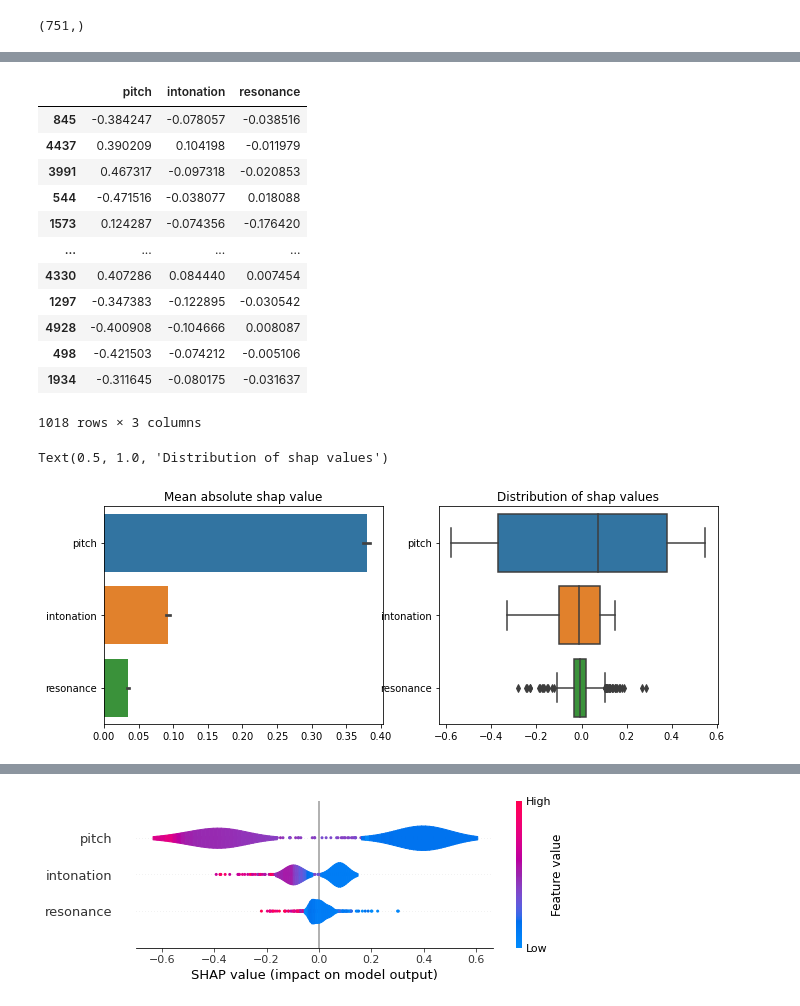
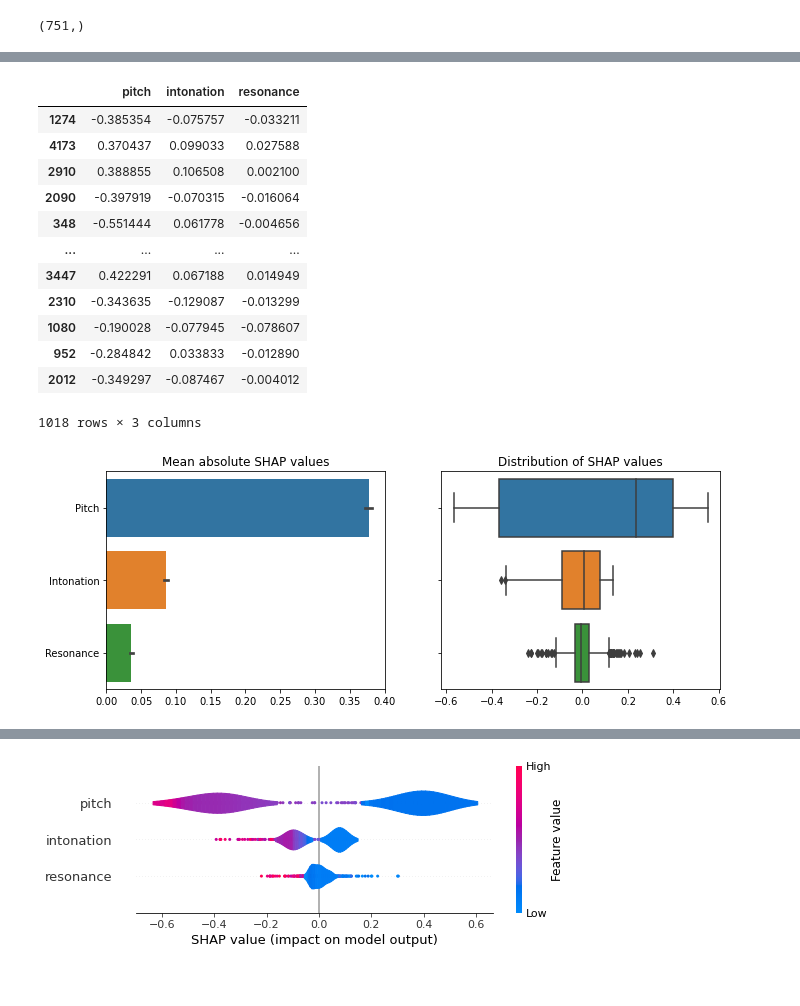
Before and after one commit to jakeane/gender_recognition, a Jupyter notebook: test_models.ipynb, the cells around one changed output, grey strips where cells are left out. Drawn from its saved outputs; the diff is of its cells as text; code cells hidden in the pictures.

```diff
--- a/test_models.ipynb
+++ b/test_models.ipynb
@@ -49,8 +49,9 @@ rf = RandomForestClassifier(
     max_features=2,
     min_samples_leaf=5
 ) # {'criterion': 'entropy', 'max_depth': None, 'max_features': 2, 'min_samples_leaf': 5}
+rf = RandomForestClassifier(criterion='entropy', max_features=2, min_samples_leaf=5)
 # rf = RandomForestClassifier()
-rf_cv = GridSearchCV(rf, rf_params, verbose=2)
+rf_cv = GridSearchCV(rf, rf_params, verbose=1)
 
 rf.fit(X_train, y_train)
 # print(rf_cv.best_params_)
@@ -143,17 +149,17 @@ shap_df = pd.DataFrame(shap_test.values, columns=shap_test.feature_names, index=
 shap_df
 # %% [output]
 |  | pitch | intonation | resonance |
-| 845 | -0.384247 | -0.078057 | -0.038516 |
-| 4437 | 0.390209 | 0.104198 | -0.011979 |
-| 3991 | 0.467317 | -0.097318 | -0.020853 |
-| 544 | -0.471516 | -0.038077 | 0.018088 |
-| 1573 | 0.124287 | -0.074356 | -0.176420 |
+| 1274 | -0.385354 | -0.075757 | -0.033211 |
+| 4173 | 0.370437 | 0.099033 | 0.027588 |
+| 2910 | 0.388855 | 0.106508 | 0.002100 |
+| 2090 | -0.397919 | -0.070315 | -0.016064 |
+| 348 | -0.551444 | 0.061778 | -0.004656 |
 | ... | ... | ... | ... |
-| 4330 | 0.407286 | 0.084440 | 0.007454 |
-| 1297 | -0.347383 | -0.122895 | -0.030542 |
-| 4928 | -0.400908 | -0.104666 | 0.008087 |
-| 498 | -0.421503 | -0.074212 | -0.005106 |
-| 1934 | -0.311645 | -0.080175 | -0.031637 |
+| 3447 | 0.422291 | 0.067188 | 0.014949 |
+| 2310 | -0.343635 | -0.129087 | -0.013299 |
+| 1080 | -0.190028 | -0.077945 | -0.078607 |
+| 952 | -0.284842 | 0.033833 | -0.012890 |
+| 2012 | -0.349297 | -0.087467 | -0.004012 |
 1018 rows × 3 columns
 # %%
 resonance_important = shap_df['resonance'].abs() > shap_df['pitch'].abs()
@@ -173,12 +179,14 @@ resimp_df['correct'] = resimp_df['pred'] == resimp_df['gender']
 resimp_df.to_csv('./intonation_important.csv')
 # %%
 columns = shap_df.apply(np.abs).mean().sort_values(ascending=False).index
-fig, ax = plt.subplots(1, 2, figsize=(11,4))
+fig, ax = plt.subplots(1, 2, figsize=(11,4), sharey=True)
 sns.barplot(data=shap_df[columns].apply(np.abs), orient='h',
             ax=ax[0])
-ax[0].set_title("Mean absolute shap value")
+ax[0].set_title("Mean absolute SHAP values")
 sns.boxplot(data=shap_df[columns], orient='h', ax=ax[1])
-ax[1].set_title("Distribution of shap values")
+ax[1].set_title("Distribution of SHAP values")
+ax[0].set_yticklabels(['Pitch', 'Intonation', 'Resonance'])
+
+plt.show()
 # %% [output]
-Text(0.5, 1.0, 'Distribution of shap values')
-[figure, old version]
+[figure, new version]
```
Also changed, not shown: parts of 9 cells of this notebook, 6 other files.
